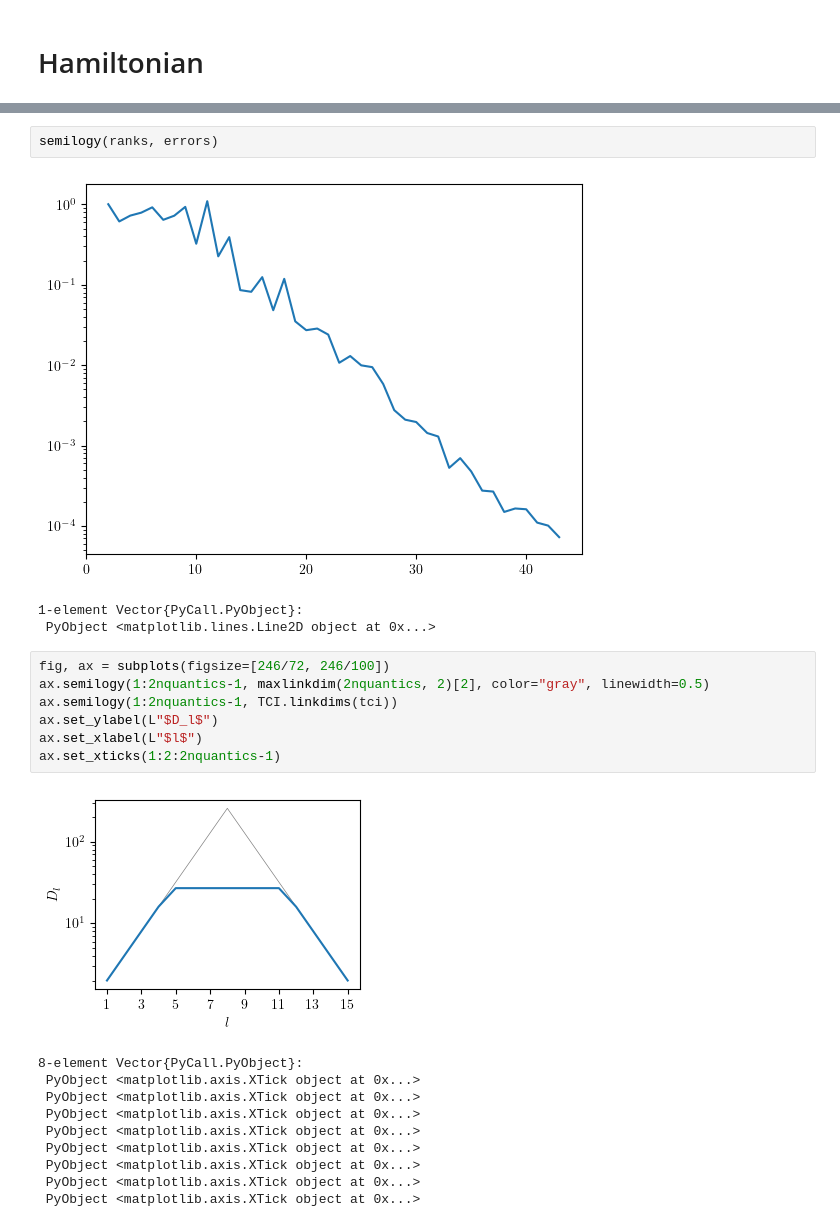
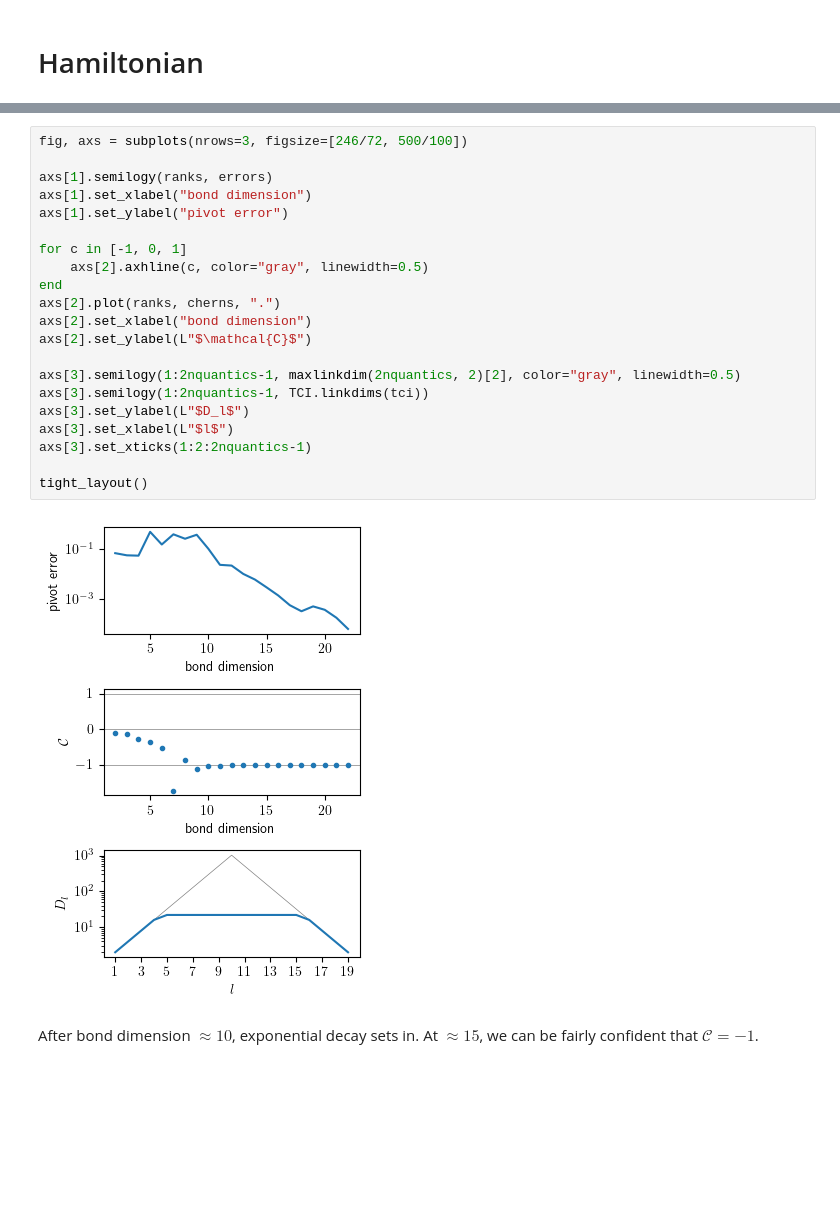
Before and after one commit to tensor4all/QuanticsTCI.jl, a Jupyter notebook: example/chern/chern_2x2.ipynb, the cells around one changed output, grey strips where cells are left out. Saved outputs shown, nothing was run; the diff lists cells and outputs as text; blank space fills up the shorter version.

```diff
--- a/example/chern/chern_2x2.ipynb
+++ b/example/chern/chern_2x2.ipynb
@@ -139,24 +217,25 @@ tci, ranks, errors = TCI.crossinterpolate(
-# %%
-semilogy(ranks, errors)
-# %% [output]
-[figure, removed]
-1-element Vector{PyCall.PyObject}:
- PyObject <matplotlib.lines.Line2D object at 0x...>
 # %%
-fig, ax = subplots(figsize=[246/72, 246/100])
-ax.semilogy(1:2nquantics-1, maxlinkdim(2nquantics, 2)[2], color="gray", linewidth=0.5)
-ax.semilogy(1:2nquantics-1, TCI.linkdims(tci))
-ax.set_ylabel(L"$D_l$")
-ax.set_xlabel(L"$l$")
-ax.set_xticks(1:2:2nquantics-1)
+fig, axs = subplots(nrows=3, figsize=[246/72, 500/100])
+
+axs[1].semilogy(ranks, errors)
+axs[1].set_xlabel("bond dimension")
+axs[1].set_ylabel("pivot error")
+
+for c in [-1, 0, 1]
+    axs[2].axhline(c, color="gray", linewidth=0.5)
+end
+axs[2].plot(ranks, cherns, ".")
+axs[2].set_xlabel("bond dimension")
+axs[2].set_ylabel(L"$\mathcal{C}$")
+
+axs[3].semilogy(1:2nquantics-1, maxlinkdim(2nquantics, 2)[2], color="gray", linewidth=0.5)
+axs[3].semilogy(1:2nquantics-1, TCI.linkdims(tci))
+axs[3].set_ylabel(L"$D_l$")
+axs[3].set_xlabel(L"$l$")
+axs[3].set_xticks(1:2:2nquantics-1)
+
+tight_layout()
 # %% [output]
-[figure, old version]
+[figure, new version]
-8-element Vector{PyCall.PyObject}:
- PyObject <matplotlib.axis.XTick object at 0x...>
- PyObject <matplotlib.axis.XTick object at 0x...>
- PyObject <matplotlib.axis.XTick object at 0x...>
- PyObject <matplotlib.axis.XTick object at 0x...>
- PyObject <matplotlib.axis.XTick object at 0x...>
- PyObject <matplotlib.axis.XTick object at 0x...>
- PyObject <matplotlib.axis.XTick object at 0x...>
- PyObject <matplotlib.axis.XTick object at 0x...>
+# %% [markdown]
+After bond dimension $\approx 10$, exponential decay sets in. At $\approx 15$, we can be fairly confident that $\mathcal{C} = -1$.
```
Also changed, not shown: parts of 21 cells of this notebook.
